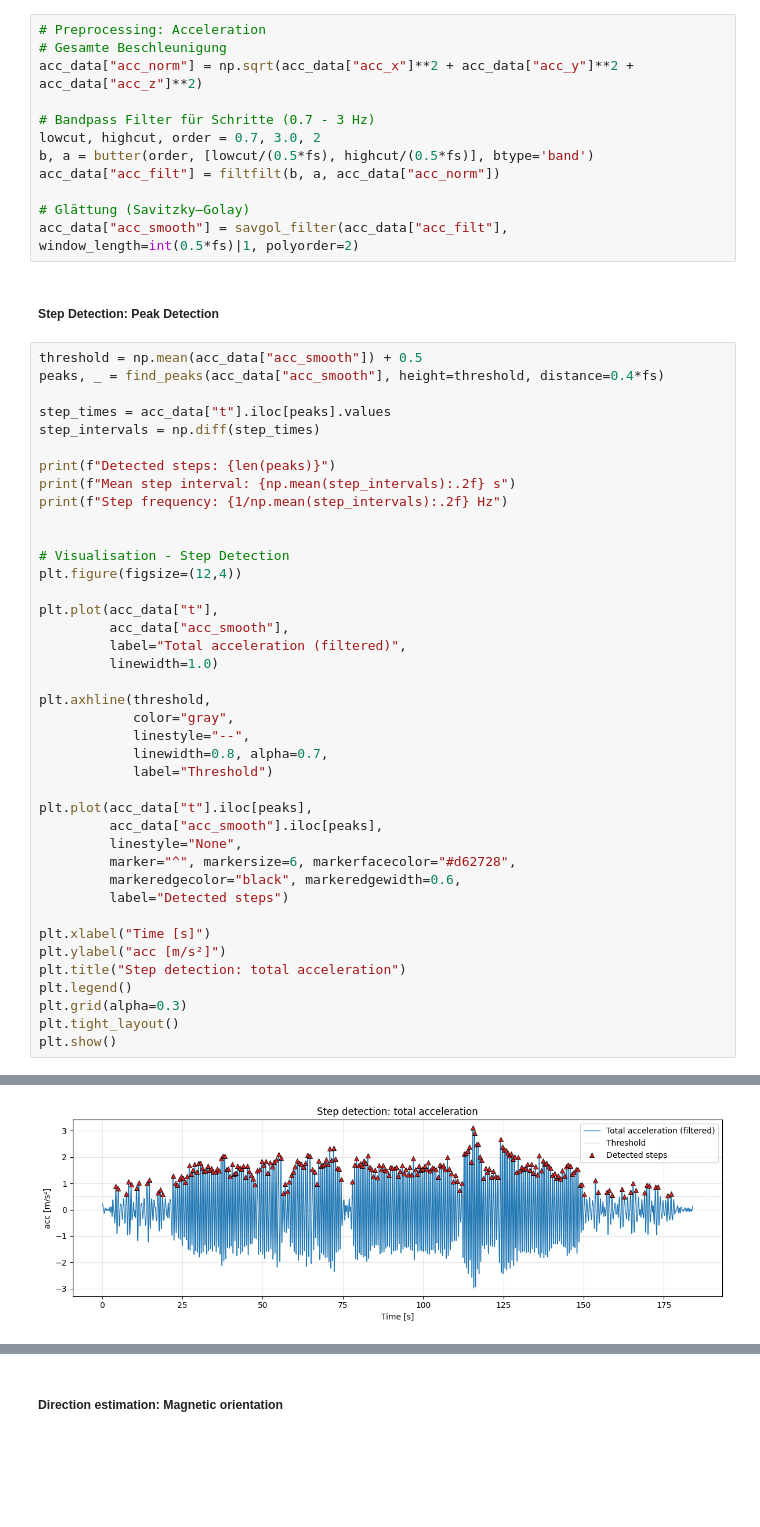
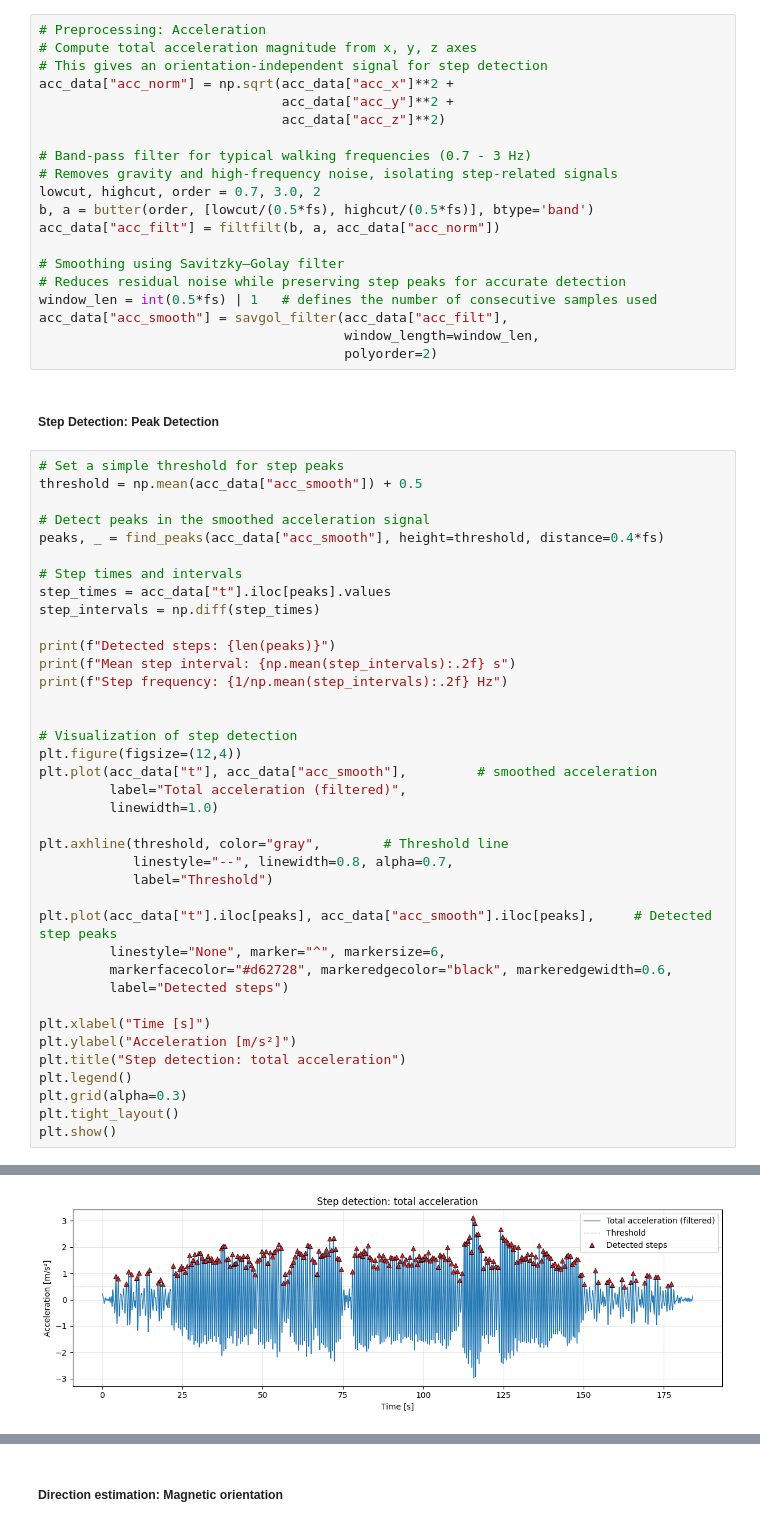
Before and after one commit to bernadettesophia/Navi_Lab02_WS25, a Jupyter notebook: lab02_ws2025_26_GROUPB_KAKUSKA_OETTL.ipynb, the cells around one changed output, grey strips where cells are left out. Cells and saved outputs as stored; diff of their text form; blank space fills up the shorter version.

```diff
--- a/lab02_ws2025_26_GROUPB_KAKUSKA_OETTL.ipynb
+++ b/lab02_ws2025_26_GROUPB_KAKUSKA_OETTL.ipynb
@@ -252,59 +200,65 @@ plt.show()
 # %%
 # Preprocessing: Acceleration
-# Gesamte Beschleunigung
-acc_data["acc_norm"] = np.sqrt(acc_data["acc_x"]**2 + acc_data["acc_y"]**2 + acc_data["acc_z"]**2)
+# Compute total acceleration magnitude from x, y, z axes
+# This gives an orientation-independent signal for step detection
+acc_data["acc_norm"] = np.sqrt(acc_data["acc_x"]**2 +
+                               acc_data["acc_y"]**2 +
+                               acc_data["acc_z"]**2)
 
-# Bandpass Filter für Schritte (0.7 - 3 Hz)
+# Band-pass filter for typical walking frequencies (0.7 - 3 Hz)
+# Removes gravity and high-frequency noise, isolating step-related signals
 lowcut, highcut, order = 0.7, 3.0, 2
 b, a = butter(order, [lowcut/(0.5*fs), highcut/(0.5*fs)], btype='band')
 acc_data["acc_filt"] = filtfilt(b, a, acc_data["acc_norm"])
 
-# Glättung (Savitzky–Golay)
-acc_data["acc_smooth"] = savgol_filter(acc_data["acc_filt"], window_length=int(0.5*fs)|1, polyorder=2)
+# Smoothing using Savitzky–Golay filter
+# Reduces residual noise while preserving step peaks for accurate detection
+window_len = int(0.5*fs) | 1   # defines the number of consecutive samples used
+acc_data["acc_smooth"] = savgol_filter(acc_data["acc_filt"],
+                                       window_length=window_len,
+                                       polyorder=2)
 # %% [markdown]
 ##### Step Detection: Peak Detection
 # %%
+# Set a simple threshold for step peaks
 threshold = np.mean(acc_data["acc_smooth"]) + 0.5
+
+# Detect peaks in the smoothed acceleration signal
 peaks, _ = find_peaks(acc_data["acc_smooth"], height=threshold, distance=0.4*fs)
 
+# Step times and intervals
 step_times = acc_data["t"].iloc[peaks].values
 step_intervals = np.diff(step_times)
 
 print(f"Detected steps: {len(peaks)}")
 print(f"Mean step interval: {np.mean(step_intervals):.2f} s")
 print(f"Step frequency: {1/np.mean(step_intervals):.2f} Hz")
 
 
-# Visualisation - Step Detection
+# Visualization of step detection
 plt.figure(figsize=(12,4))
-
-plt.plot(acc_data["t"],
-         acc_data["acc_smooth"],
+plt.plot(acc_data["t"], acc_data["acc_smooth"],         # smoothed acceleration
          label="Total acceleration (filtered)",
          linewidth=1.0)
 
-plt.axhline(threshold,
-            color="gray",
-            linestyle="--",
-            linewidth=0.8, alpha=0.7,
+plt.axhline(threshold, color="gray",        # Threshold line
+            linestyle="--", linewidth=0.8, alpha=0.7,
             label="Threshold")
 
-plt.plot(acc_data["t"].iloc[peaks],
-         acc_data["acc_smooth"].iloc[peaks],
-         linestyle="None",
-         marker="^", markersize=6, markerfacecolor="#d62728",
-         markeredgecolor="black", markeredgewidth=0.6,
+plt.plot(acc_data["t"].iloc[peaks], acc_data["acc_smooth"].iloc[peaks],     # Detected step peaks
+         linestyle="None", marker="^", markersize=6,
+         markerfacecolor="#d62728", markeredgecolor="black", markeredgewidth=0.6,
          label="Detected steps")
 
 plt.xlabel("Time [s]")
-plt.ylabel("acc [m/s²]")
+plt.ylabel("Acceleration [m/s²]")
 plt.title("Step detection: total acceleration")
 plt.legend()
 plt.grid(alpha=0.3)
 plt.tight_layout()
 plt.show()
 # %% [output]
 Detected steps: 237
 Mean step interval: 0.73 s
 Step frequency: 1.36 Hz
-[figure, old version]
+[figure, new version]
```
Also changed, not shown: parts of 33 cells of this notebook, 3 other files.
